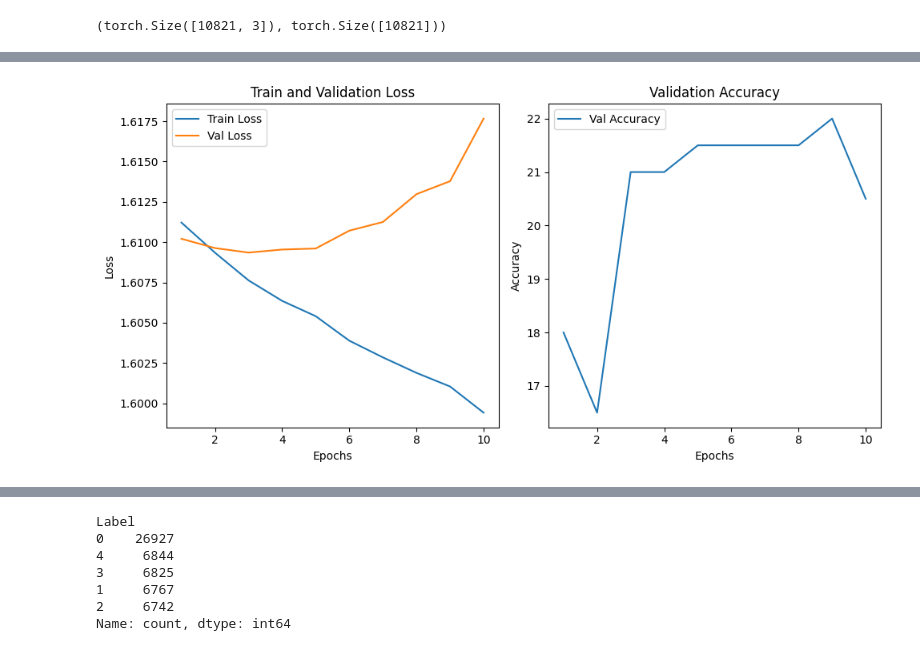
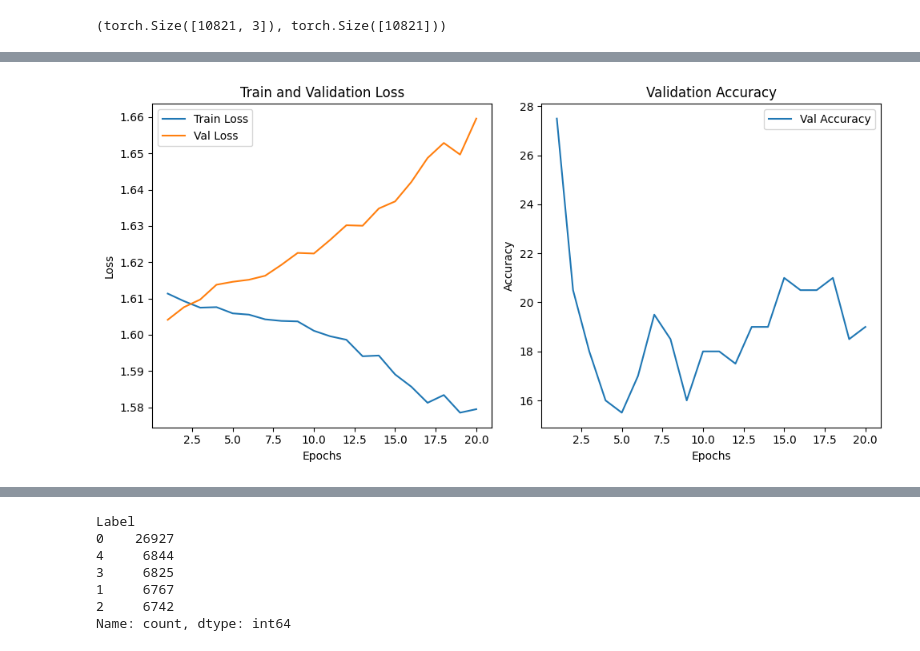
Before and after one commit to suryansh-max/Pain-recognization-pipeline, a Jupyter notebook: src/landmarks_model.ipynb, the cells around one changed output, grey strips where cells are left out. Drawn from its saved outputs; the diff is of its cells as text; code cells hidden in the pictures.

```diff
--- a/src/landmarks_model.ipynb
+++ b/src/landmarks_model.ipynb
@@ -79,7 +96,7 @@ model = PainClassifier().to(device)
 criterion = nn.CrossEntropyLoss()
 optimizer = torch.optim.Adam(model.parameters(), lr=1e-3)
 
-for epoch in range(10):
+for epoch in range(2):
     model.train()
     train_loss = 0
     for X_batch, y_batch in train_loader:
@@ -194,7 +203,7 @@ criterion = nn.CrossEntropyLoss()
 optimizer = optim.Adam(model.parameters(), lr=1e-4)
 
 # Training loop
-num_epochs = 10
+num_epochs = 20
 train_losses = []
 val_losses = []
 val_accuracies = []
@@ -282,4 +301,4 @@ Epoch 10, Train Loss: 1.5994, Val Loss: 1.6177, Val Acc: 20.5000%
-[figure, old version]
+[figure, new version]
 # %%
 import torch
 import torch.nn as nn
```
Also changed, not shown: parts of 7 cells of this notebook, 3 other files.
